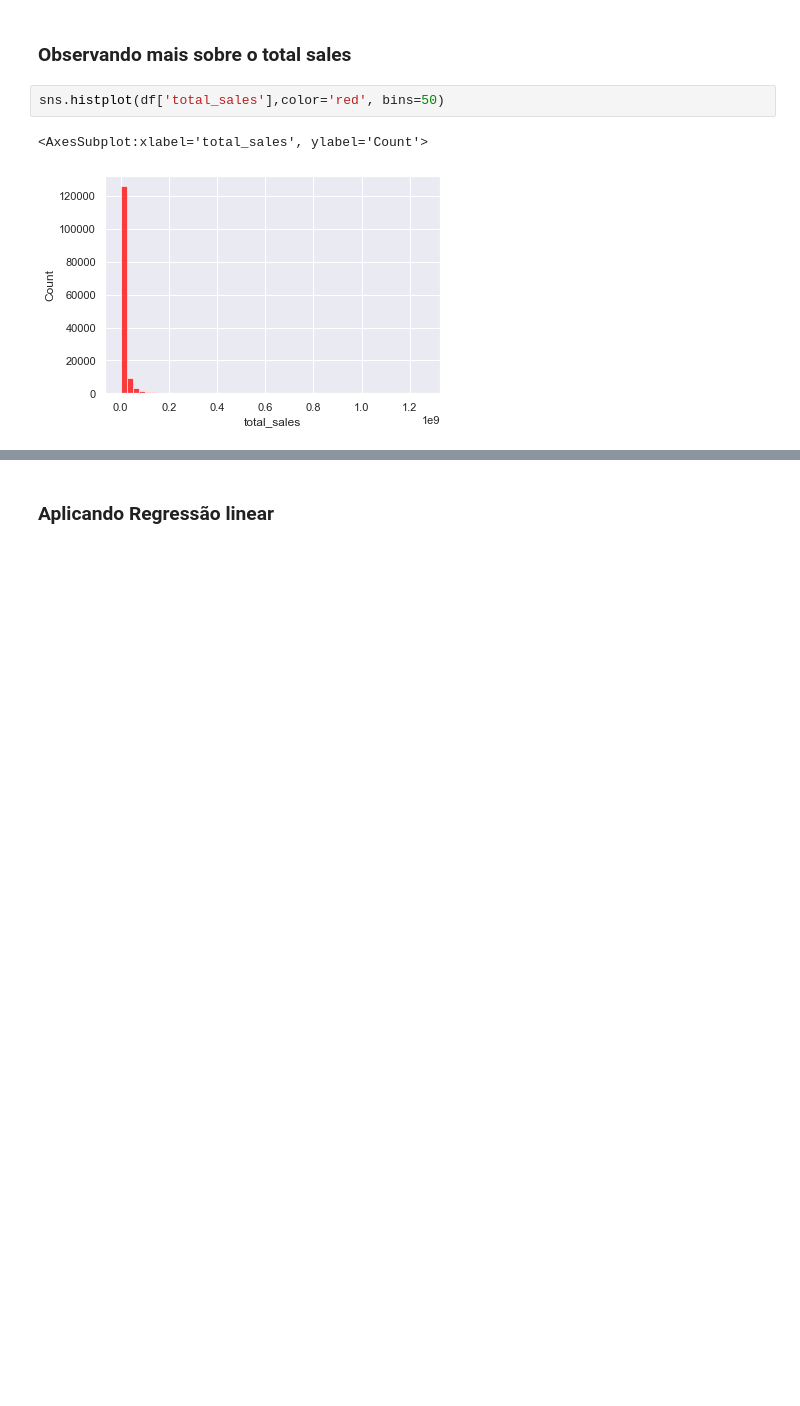
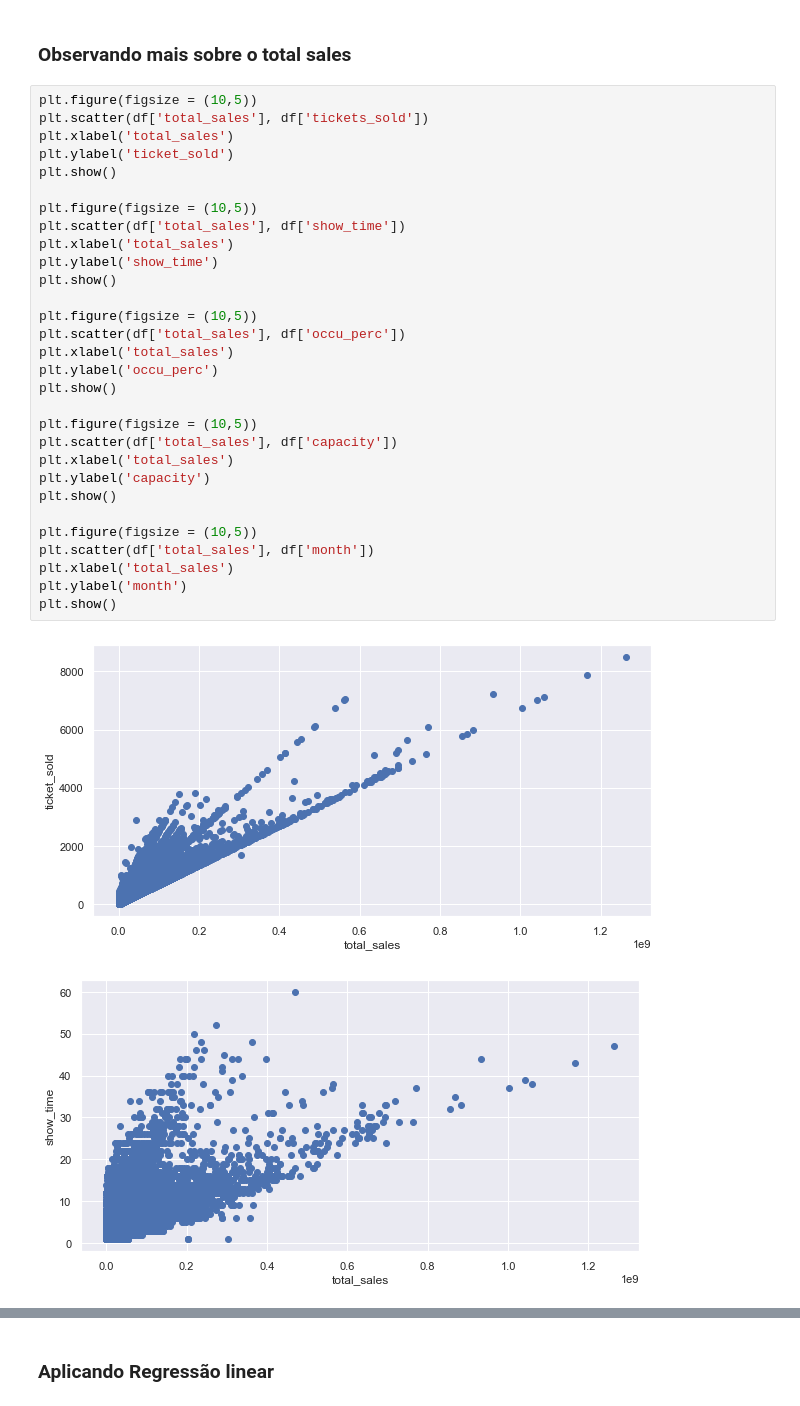
Before and after one commit to Levis33/inf1038-machine-learning, a Jupyter notebook: modelo_regressao.ipynb, the cells around one changed output, grey strips where cells are left out. Drawn from its saved outputs; the diff is of its cells as text; blank space fills up the shorter version.

```diff
--- a/modelo_regressao.ipynb
+++ b/modelo_regressao.ipynb
@@ -285,8 +284,36 @@ Name: total_sales, dtype: float64
 42973469.841500685
 # %% [markdown]
 ### Observando mais sobre o total sales
-# %%
-sns.histplot(df['total_sales'],color='red', bins=50)
-# %% [output]
-<AxesSubplot:xlabel='total_sales', ylabel='Count'>
-[figure, removed]
+# %%
+plt.figure(figsize = (10,5))
+plt.scatter(df['total_sales'], df['tickets_sold'])
+plt.xlabel('total_sales')
+plt.ylabel('ticket_sold')
+plt.show()
+
+plt.figure(figsize = (10,5))
+plt.scatter(df['total_sales'], df['show_time'])
+plt.xlabel('total_sales')
+plt.ylabel('show_time')
+plt.show()
+
+plt.figure(figsize = (10,5))
+plt.scatter(df['total_sales'], df['occu_perc'])
+plt.xlabel('total_sales')
+plt.ylabel('occu_perc')
+plt.show()
+
+plt.figure(figsize = (10,5))
+plt.scatter(df['total_sales'], df['capacity'])
+plt.xlabel('total_sales')
+plt.ylabel('capacity')
+plt.show()
+
+plt.figure(figsize = (10,5))
+plt.scatter(df['total_sales'], df['month'])
+plt.xlabel('total_sales')
+plt.ylabel('month')
+plt.show()
+# %% [output]
+[figure, added]
+[figure, added]
```
Also changed, not shown: parts of 15 cells of this notebook.
